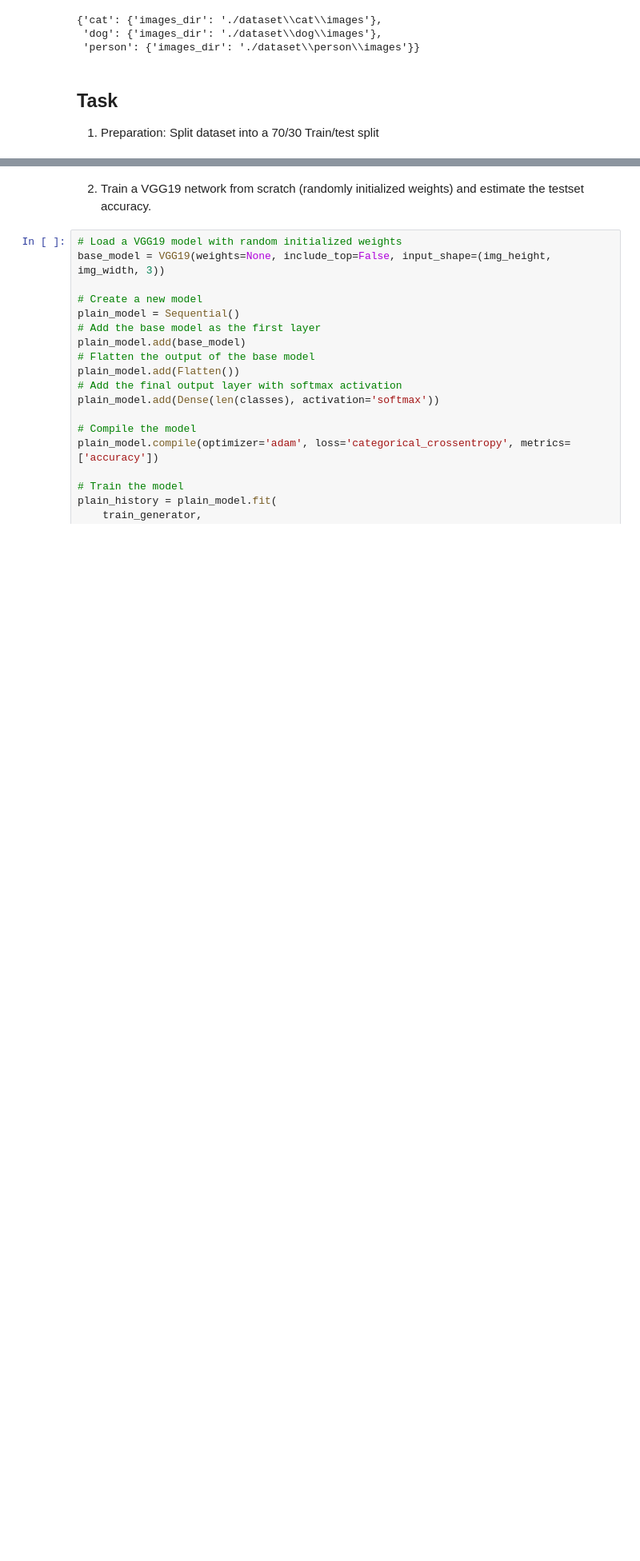
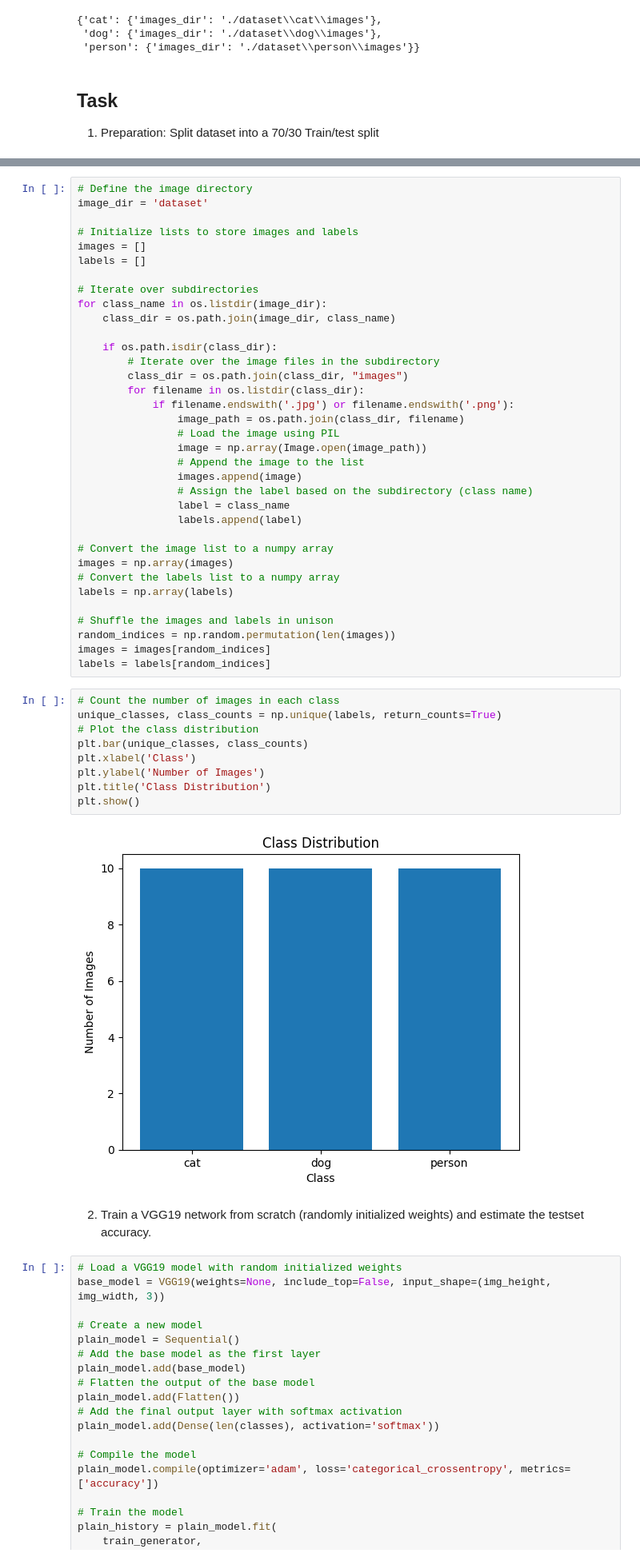
Before and after one commit to ai22m006/Computer_Vision, a Jupyter notebook: main.ipynb, the cells around one changed output, grey strips where cells are left out. Shown at 80% size. Saved outputs shown, nothing was run; the diff lists cells and outputs as text; blank space fills up the shorter version.

Commit message:
load images

```diff
--- a/main.ipynb
+++ b/main.ipynb
@@ -117,3 +59,49 @@ plt.show()
+# %%
+# Define the image directory
+image_dir = 'dataset'
+
+# Initialize lists to store images and labels
+images = []
+labels = []
+
+# Iterate over subdirectories
+for class_name in os.listdir(image_dir):
+    class_dir = os.path.join(image_dir, class_name)
+
+    if os.path.isdir(class_dir):
+        # Iterate over the image files in the subdirectory
+        class_dir = os.path.join(class_dir, "images")
+        for filename in os.listdir(class_dir):
+            if filename.endswith('.jpg') or filename.endswith('.png'):
+                image_path = os.path.join(class_dir, filename)
+                # Load the image using PIL
+                image = np.array(Image.open(image_path))
+                # Append the image to the list
+                images.append(image)
+                # Assign the label based on the subdirectory (class name)
+                label = class_name
+                labels.append(label)
+
+# Convert the image list to a numpy array
+images = np.array(images)
+# Convert the labels list to a numpy array
+labels = np.array(labels)
+
+# Shuffle the images and labels in unison
+random_indices = np.random.permutation(len(images))
+images = images[random_indices]
+labels = labels[random_indices]
+# %%
+# Count the number of images in each class
+unique_classes, class_counts = np.unique(labels, return_counts=True)
+# Plot the class distribution
+plt.bar(unique_classes, class_counts)
+plt.xlabel('Class')
+plt.ylabel('Number of Images')
+plt.title('Class Distribution')
+plt.show()
+# %% [output]
+[figure, added]
 # %% [markdown]
 2. Train a VGG19 network from scratch (randomly initialized weights) and estimate the testset accuracy.
 # %%
```
Also changed, not shown: parts of 15 cells of this notebook.
